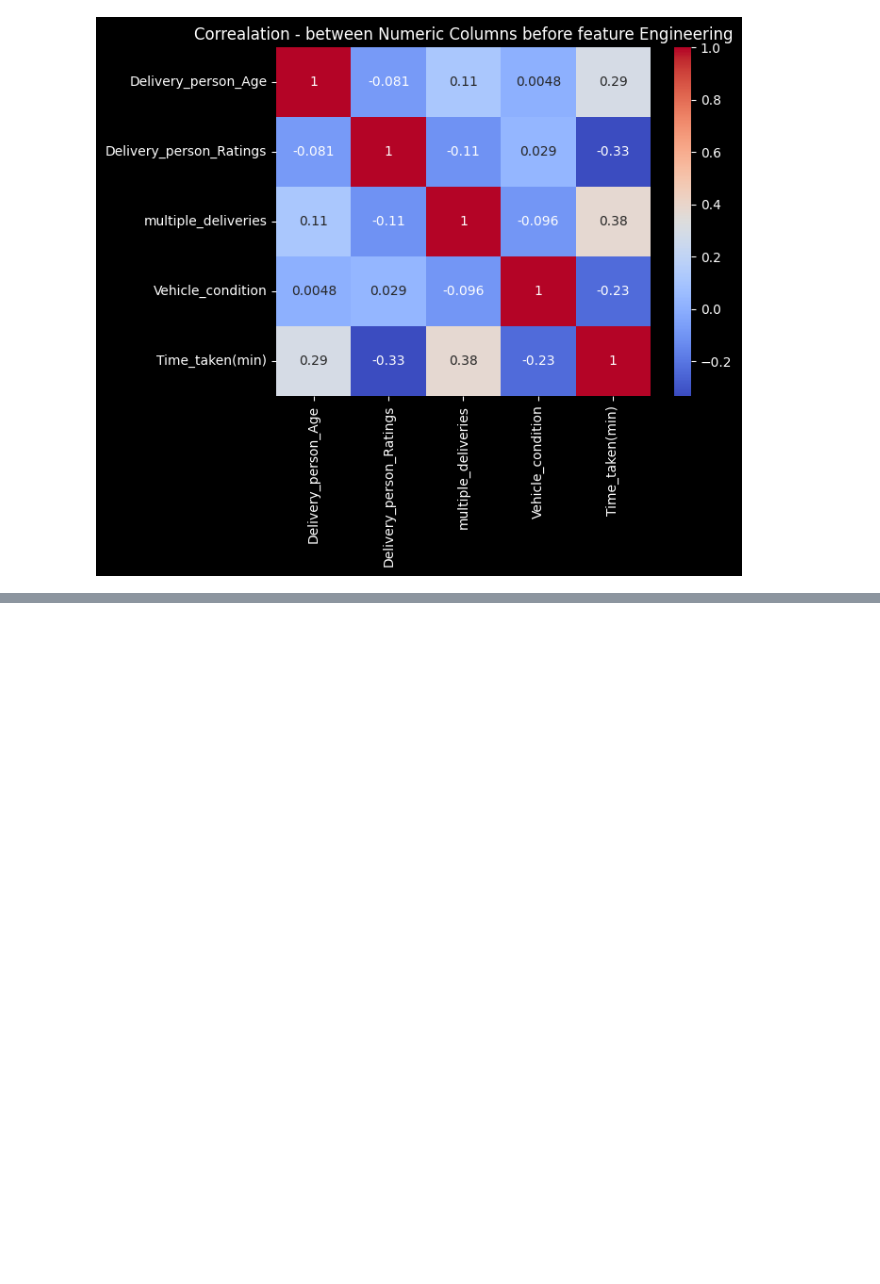
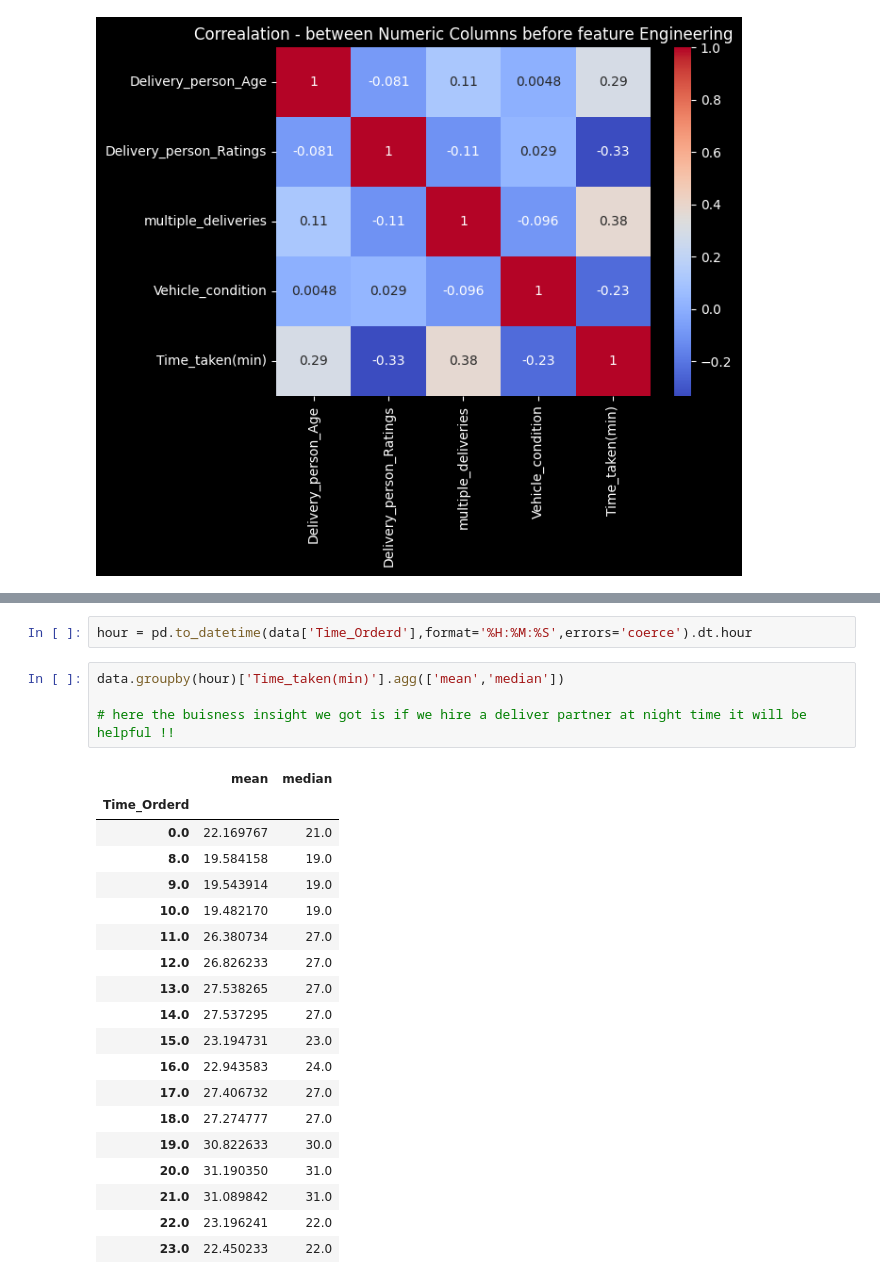
Before and after one commit to manisharoshini/Food-Delivery-Prediction, a Jupyter notebook: Food_delivery_prediction.ipynb, the cells around one changed output, grey strips where cells are left out. Drawn from its saved outputs; the diff is of its cells as text; blank space fills up the shorter version.

```diff
--- a/Food_delivery_prediction.ipynb
+++ b/Food_delivery_prediction.ipynb
@@ -763,0 +796,26 @@ plt.show()
+# %%
+hour = pd.to_datetime(data['Time_Orderd'],format='%H:%M:%S',errors='coerce').dt.hour
+# %%
+data.groupby(hour)['Time_taken(min)'].agg(['mean','median'])
+
+# here the buisness insight we got is if we hire a deliver partner at night time it will be helpful !!
+# %% [output]
+|  | mean | median |
+| Time_Orderd |  |  |
+| 0.0 | 22.169767 | 21.0 |
+| 8.0 | 19.584158 | 19.0 |
+| 9.0 | 19.543914 | 19.0 |
+| 10.0 | 19.482170 | 19.0 |
+| 11.0 | 26.380734 | 27.0 |
+| 12.0 | 26.826233 | 27.0 |
+| 13.0 | 27.538265 | 27.0 |
+| 14.0 | 27.537295 | 27.0 |
+| 15.0 | 23.194731 | 23.0 |
+| 16.0 | 22.943583 | 24.0 |
+| 17.0 | 27.406732 | 27.0 |
+| 18.0 | 27.274777 | 27.0 |
+| 19.0 | 30.822633 | 30.0 |
+| 20.0 | 31.190350 | 31.0 |
+| 21.0 | 31.089842 | 31.0 |
+| 22.0 | 23.196241 | 22.0 |
+| 23.0 | 22.450233 | 22.0 |
```
Also changed, not shown: parts of 5 cells of this notebook.
